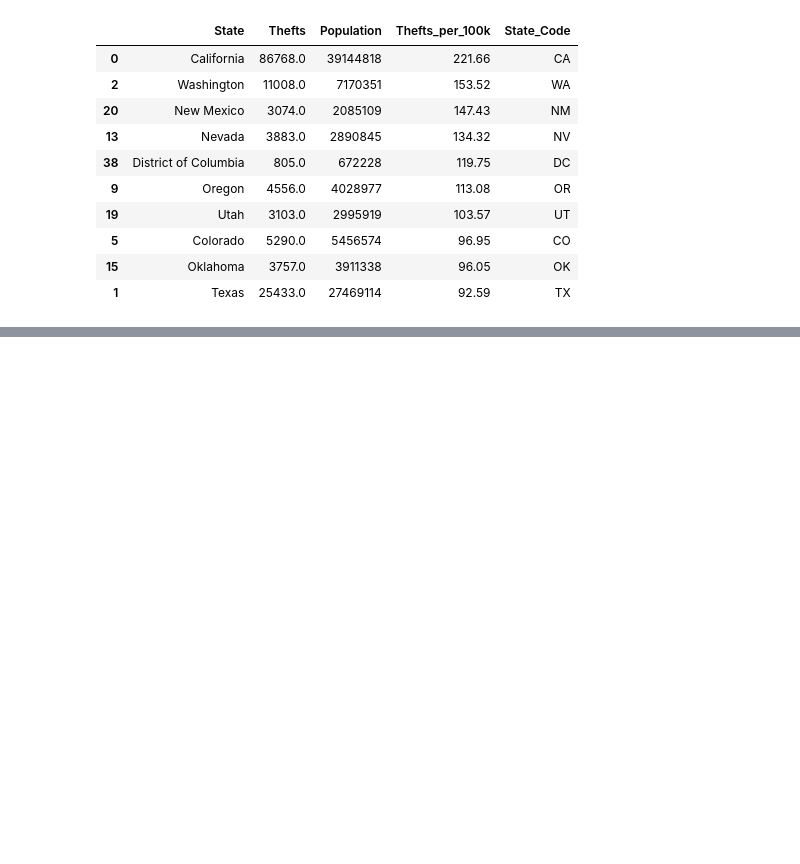
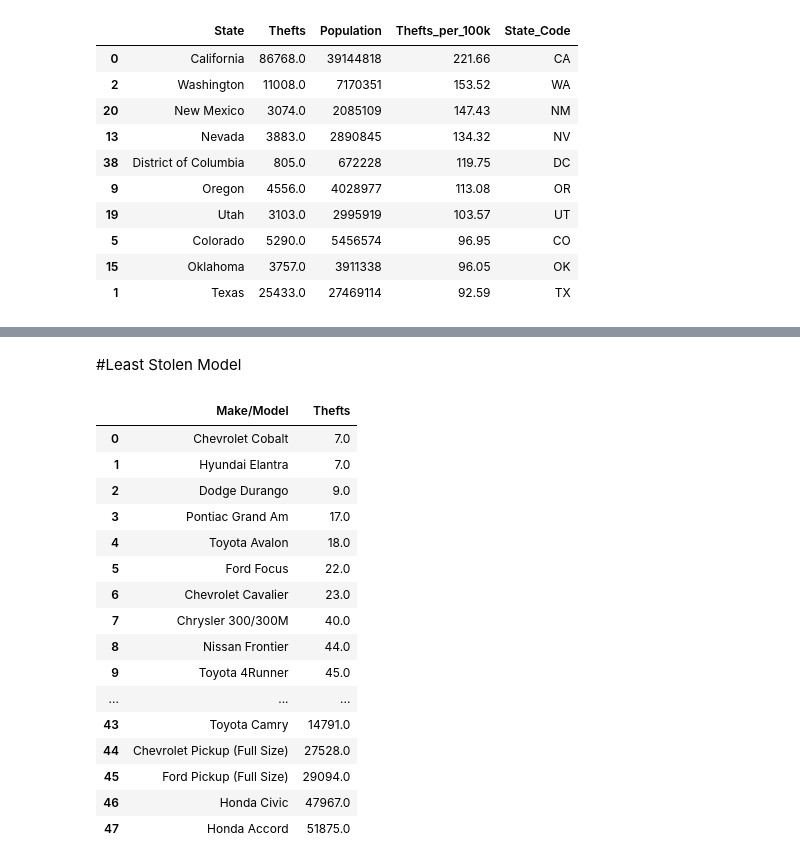
Before and after one commit to BrianFri/Midterm_Car_Theft_Analysis, a Jupyter notebook: Anaylsis.ipynb, the cells around one changed output, grey strips where cells are left out. Drawn from its saved outputs; the diff is of its cells as text; code cells hidden in the pictures; blank space fills up the shorter version.

```diff
--- a/Anaylsis.ipynb
+++ b/Anaylsis.ipynb
@@ -133,0 +176,22 @@ fig.show()
+# %% [markdown]
+#Least Stolen Model
+# %%
+car_stolen_df.groupby(["Make/Model"])["Thefts"].sum().sort_values(ascending=True).reset_index()
+# %% [output]
+|  | Make/Model | Thefts |
+| 0 | Chevrolet Cobalt | 7.0 |
+| 1 | Hyundai Elantra | 7.0 |
+| 2 | Dodge Durango | 9.0 |
+| 3 | Pontiac Grand Am | 17.0 |
+| 4 | Toyota Avalon | 18.0 |
+| 5 | Ford Focus | 22.0 |
+| 6 | Chevrolet Cavalier | 23.0 |
+| 7 | Chrysler 300/300M | 40.0 |
+| 8 | Nissan Frontier | 44.0 |
+| 9 | Toyota 4Runner | 45.0 |
+| ... | ... | ... |
+| 43 | Toyota Camry | 14791.0 |
+| 44 | Chevrolet Pickup (Full Size) | 27528.0 |
+| 45 | Ford Pickup (Full Size) | 29094.0 |
+| 46 | Honda Civic | 47967.0 |
+| 47 | Honda Accord | 51875.0 |
```
Also changed, not shown: parts of 6 cells of this notebook, 43 other files.
